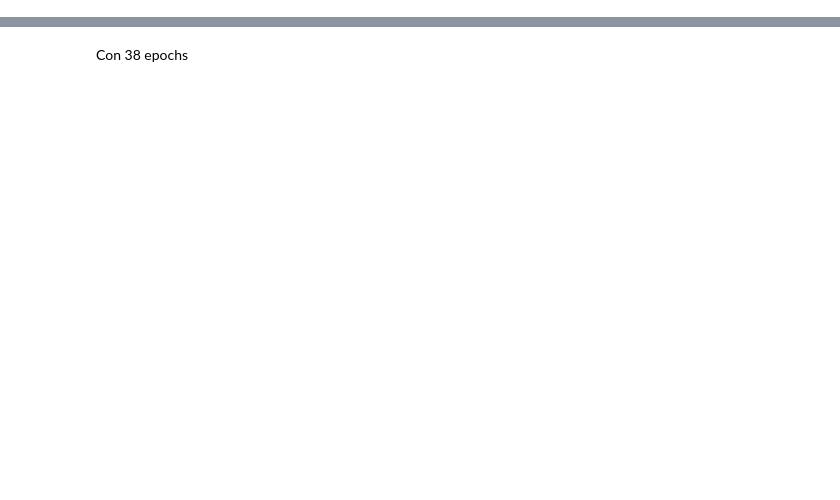
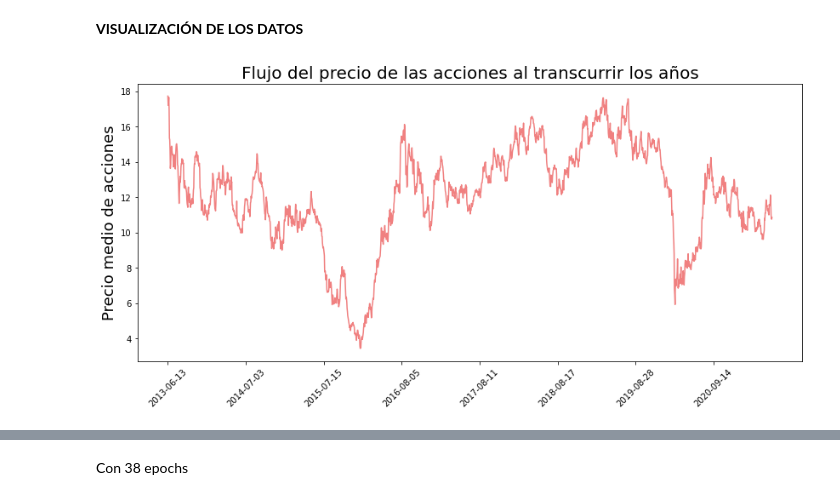
Before and after one commit to MayumyCH/mining_stock_price_prediction_with_lstm, a Jupyter notebook: Mining_stock_price_prediction_with_LSTM.ipynb, the cells around one changed output, grey strips where cells are left out. Saved outputs shown, nothing was run; the diff lists cells and outputs as text; code cells hidden in the pictures; blank space fills up the shorter version.

```diff
--- a/Mining_stock_price_prediction_with_LSTM.ipynb
+++ b/Mining_stock_price_prediction_with_LSTM.ipynb
@@ -125,0 +55,3 @@ model.compile(loss="mean_squared_error", optimizer="adam")
+# %%
+df = pd.read_csv("https://raw.githubusercontent.com/MayumyCH/mining_stock_price_prediction_with_lstm/main/dataset/datos_mina_buenaventura.csv", decimal=",")
+df.head()
@@ -125,0 +67,16 @@ model.compile(loss="mean_squared_error", optimizer="adam")
+# %%
+# VARIABLE : Vol. y % Var.
+# Reemplazamos valores como la coma, la K, M y %
+df['Vol.']=df['Vol.'].str.replace(',', "").str.replace('K', "0").str.replace('M', "0000").str.replace('-', "0").astype(str)
+df['% var.']=df['% var.'].str.replace(',', ".").str.replace('%', "").astype(str)
+#Luego convertimos  de string a float
+df['Vol.']= df['Vol.'].astype(float)
+df['% var.']= (df['% var.'].astype(float))/100
+
+# VARIABLE : Fecha
+# Convertir nuestra columna Fecha que esta como String a formato Fecha
+df['Fecha'] = [fecha.replace('.', '-') for fecha in df['Fecha']]
+df['Fecha'] = [datetime.strptime(fecha, '%d-%m-%Y').date() for fecha in df['Fecha']]
+# Comprobando que los valores esten en formato fecha
+print(type(df['Fecha'][0]))
+df.head()
@@ -125,0 +93,3 @@ model.compile(loss="mean_squared_error", optimizer="adam")
+# %%
+df= df.sort_values('Fecha')
+df.head()
@@ -125,0 +156,12 @@ model.compile(loss="mean_squared_error", optimizer="adam")
+# %% [markdown]
+**VISUALIZACIÓN DE LOS DATOS**
+# %%
+plt.figure(figsize = (14,6)) # largo - ancho
+plt.plot(range(df.shape[0]),(df['Mínimo']+df['Máximo'])/2.0, color ='#F08080')
+plt.xticks(range(0,df.shape[0],250),df['Fecha'].loc[::250],rotation=45)
+# plt.xlabel('Fecha',fontsize=18)
+plt.ylabel('Precio medio de acciones',fontsize=18)
+plt.title('Flujo del precio de las acciones al transcurrir los años',fontsize=20)
+plt.show()
+# %% [output]
+[figure, added]
```
Also changed, not shown: parts of 57 cells of this notebook, 3 other files.
